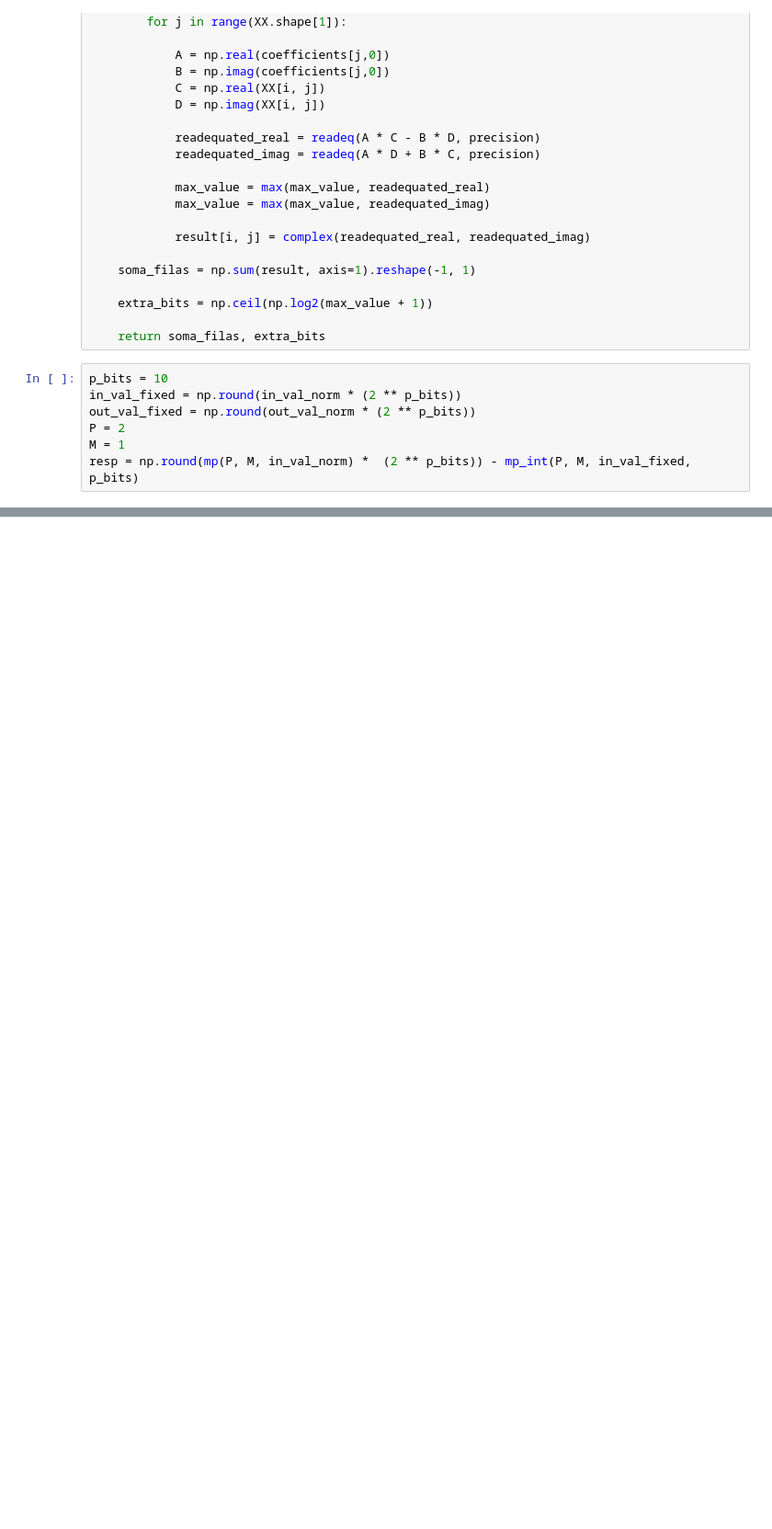
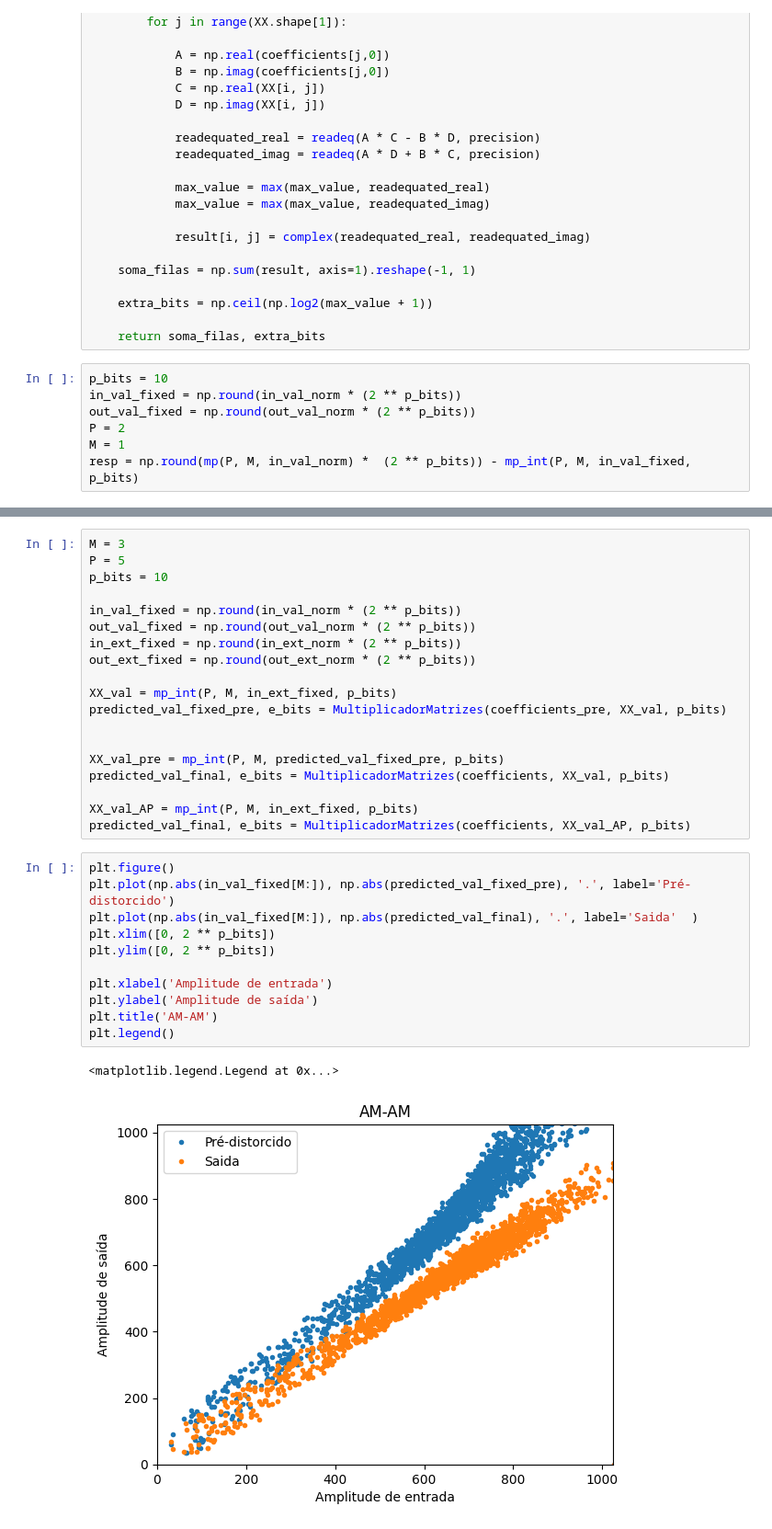
Before and after one commit to Je-Leo-AS/DPD, a Jupyter notebook: Atividade 5/MP.ipynb, the cells around one changed output, grey strips where cells are left out. Shown at 92% size. Cells and saved outputs as stored; diff of their text form; blank space fills up the shorter version.

```diff
--- a/Atividade 5/MP.ipynb
+++ b/Atividade 5/MP.ipynb
@@ -234,0 +253,33 @@ plt.show()
+# %%
+M = 3
+P = 5
+p_bits = 10
+
+in_val_fixed = np.round(in_val_norm * (2 ** p_bits))
+out_val_fixed = np.round(out_val_norm * (2 ** p_bits))
+in_ext_fixed = np.round(in_ext_norm * (2 ** p_bits))
+out_ext_fixed = np.round(out_ext_norm * (2 ** p_bits))
+
+XX_val = mp_int(P, M, in_ext_fixed, p_bits)
+predicted_val_fixed_pre, e_bits = MultiplicadorMatrizes(coefficients_pre, XX_val, p_bits)
+
+
+XX_val_pre = mp_int(P, M, predicted_val_fixed_pre, p_bits)
+predicted_val_final, e_bits = MultiplicadorMatrizes(coefficients, XX_val, p_bits)
+
+XX_val_AP = mp_int(P, M, in_ext_fixed, p_bits)
+predicted_val_final, e_bits = MultiplicadorMatrizes(coefficients, XX_val_AP, p_bits)
+# %%
+plt.figure()
+plt.plot(np.abs(in_val_fixed[M:]), np.abs(predicted_val_fixed_pre), '.', label='Pré-distorcido')
+plt.plot(np.abs(in_val_fixed[M:]), np.abs(predicted_val_final), '.', label='Saida'  )
+plt.xlim([0, 2 ** p_bits])
+plt.ylim([0, 2 ** p_bits])
+
+plt.xlabel('Amplitude de entrada')
+plt.ylabel('Amplitude de saída')
+plt.title('AM-AM')
+plt.legend()
+# %% [output]
+<matplotlib.legend.Legend at 0x...>
+[figure, added]
```
Also changed, not shown: parts of 8 cells of this notebook, 13 other files.
